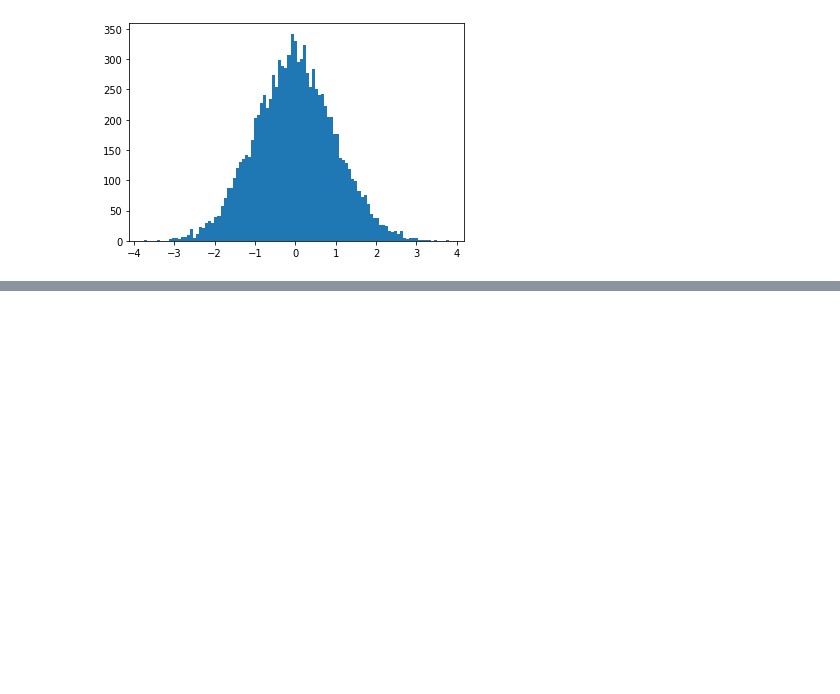
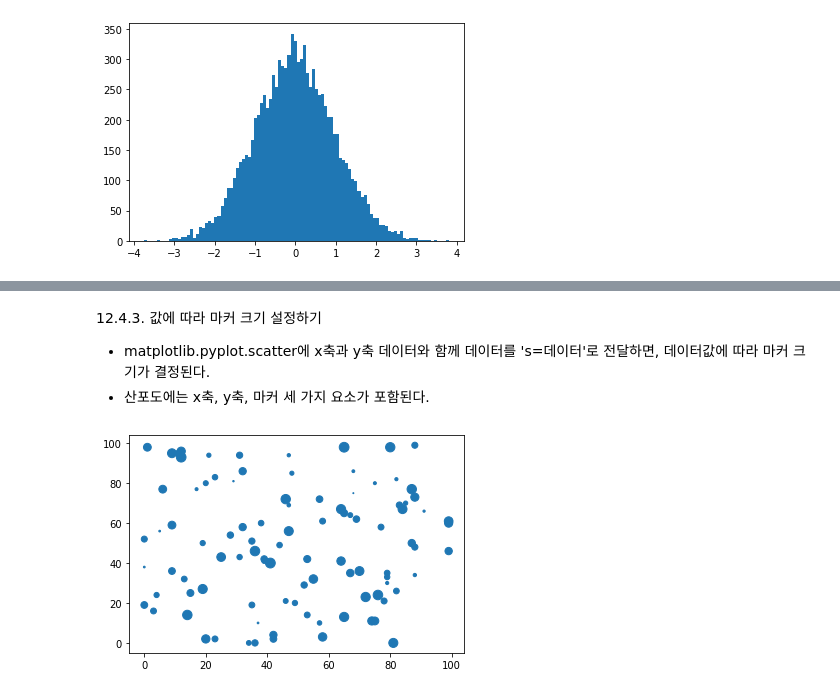
Before and after one commit to redrabbit329/colab_pypydl, a Jupyter notebook: Ch12_1.ipynb, the cells around one changed output, grey strips where cells are left out. Cells and saved outputs as stored; diff of their text form; code cells hidden in the pictures; blank space fills up the shorter version.

```diff
--- a/Ch12_1.ipynb
+++ b/Ch12_1.ipynb
@@ -173,0 +234,19 @@ AttributeError: ignored
+# %% [markdown]
+12.4.3. 값에 따라 마커 크기 설정하기
+   - matplotlib.pyplot.scatter에 x축과 y축 데이터와 함께 데이터를 's=데이터'로 전달하면, 데이터값에 따라 마커 크기가 결정된다.
+   - 산포도에는 x축, y축, 마커 세 가지 요소가 포함된다.
+# %%
+# 12-23
+import numpy as np
+import matplotlib.pyplot as plt
+%matplotlib inline
+
+np.random.seed(0)
+x = np.random.choice(np.arange(100),100)
+y = np.random.choice(np.arange(100),100)
+z = np.random.choice(np.arange(100),100)
+
+plt.scatter(x,y,s=z)
+plt.show()
+# %% [output]
+[figure, added]
```
Also changed, not shown: parts of 28 cells of this notebook.
